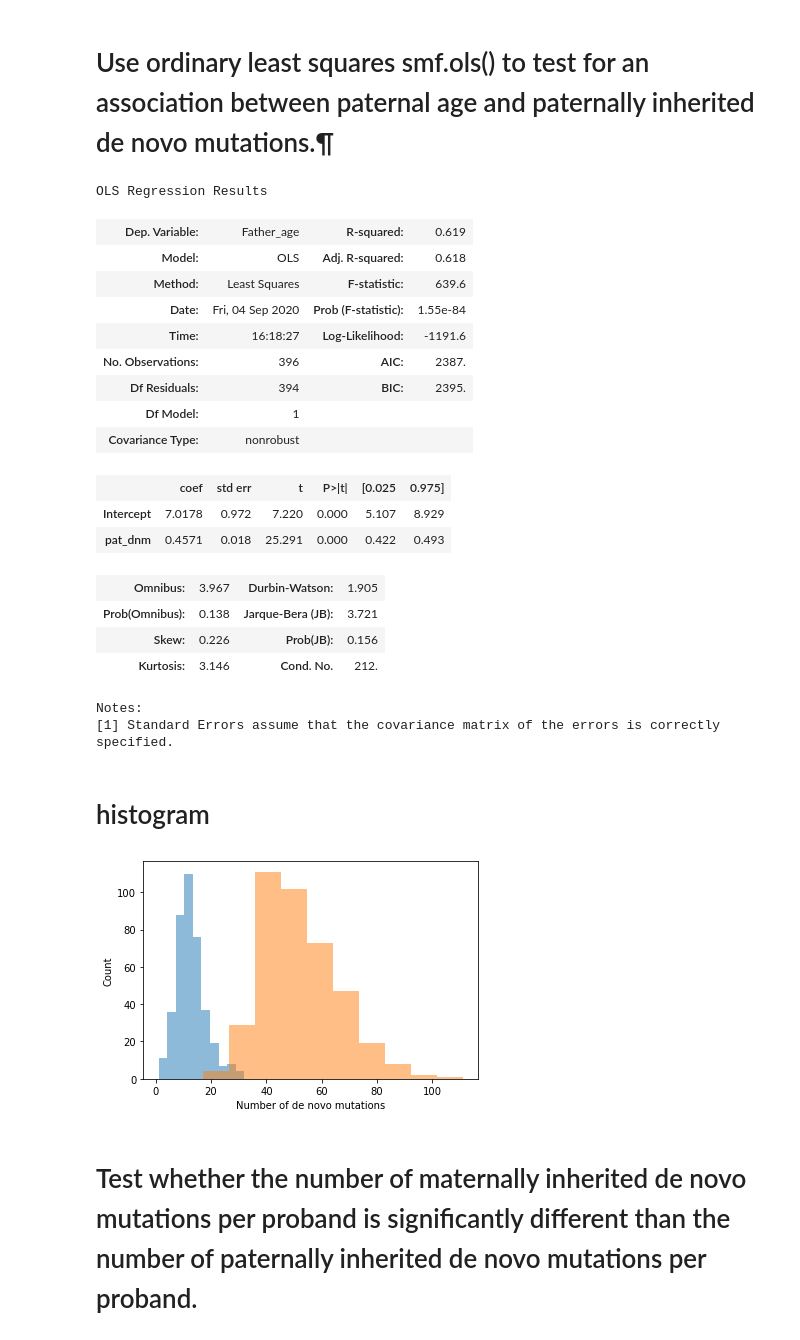
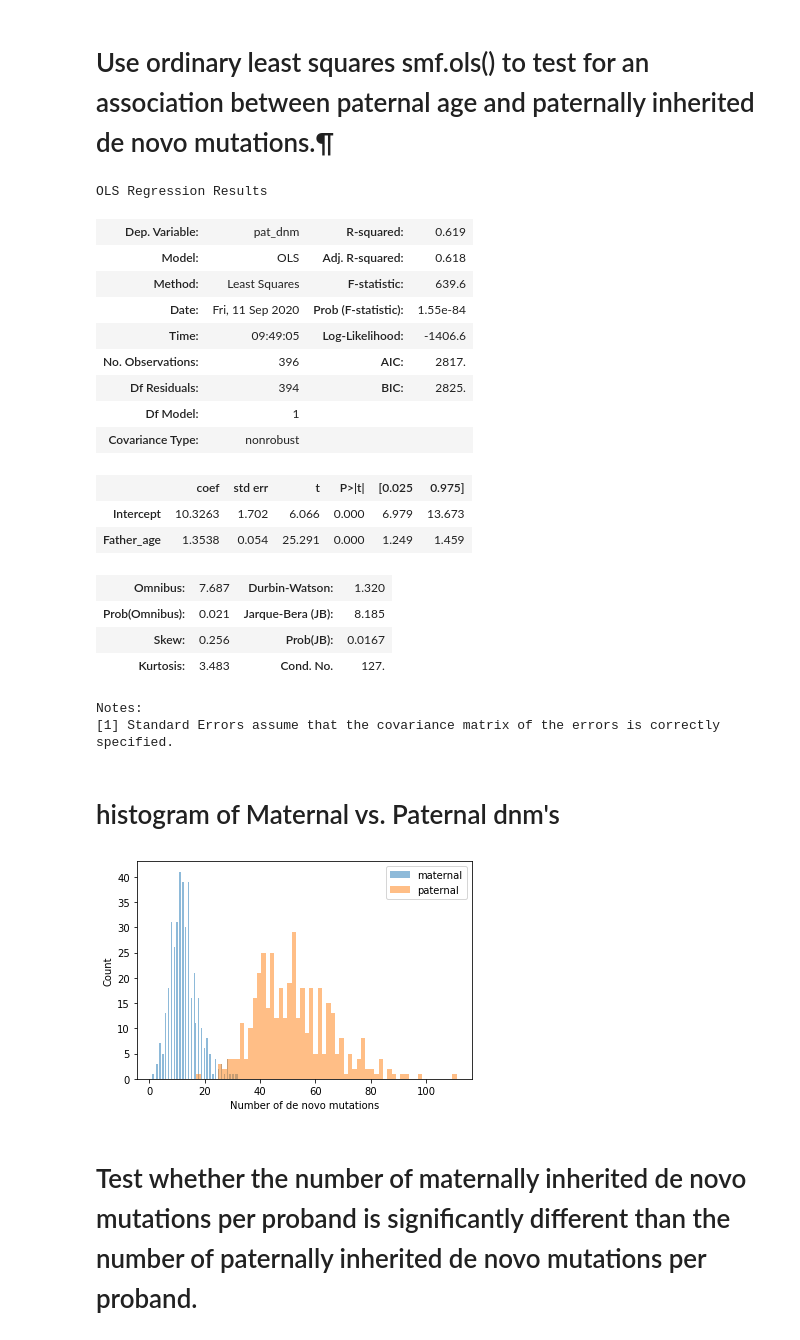
Before and after one commit to agold-15/qbb2020-answers, a Jupyter notebook: day5-lunch/day5-lunch.ipynb, the cells around one changed output. Cells and saved outputs as stored; diff of their text form; code cells hidden in the pictures.

```diff
--- a/day5-lunch/day5-lunch.ipynb
+++ b/day5-lunch/day5-lunch.ipynb
@@ -113,7 +122,7 @@ Notes:
 # Use ordinary least squares smf.ols() to test for an association between paternal age and paternally inherited de novo mutations.¶
 # %%
 #use ordinary least squares, code adapted from master notebook
-model=smf.ols(formula="Father_age ~ pat_dnm", data= final_merge)
+model=smf.ols(formula="pat_dnm-1 ~ Father_age", data= final_merge)
 results=model.fit()
 results.summary()
 
@@ -122,35 +131,36 @@ results.summary()
 #for every year in age, there is 0.45 more pat_dnm present
 # %% [output]
 OLS Regression Results
-| Dep. Variable: | Father_age | R-squared: | 0.619 |
+| Dep. Variable: | pat_dnm | R-squared: | 0.619 |
 | Model: | OLS | Adj. R-squared: | 0.618 |
 | Method: | Least Squares | F-statistic: | 639.6 |
-| Date: | Fri, 04 Sep 2020 | Prob (F-statistic): | 1.55e-84 |
-| Time: | 16:18:27 | Log-Likelihood: | -1191.6 |
-| No. Observations: | 396 | AIC: | 2387. |
-| Df Residuals: | 394 | BIC: | 2395. |
+| Date: | Fri, 11 Sep 2020 | Prob (F-statistic): | 1.55e-84 |
+| Time: | 09:49:05 | Log-Likelihood: | -1406.6 |
+| No. Observations: | 396 | AIC: | 2817. |
+| Df Residuals: | 394 | BIC: | 2825. |
 | Df Model: | 1 |  |  |
 | Covariance Type: | nonrobust |  |  |
 |  | coef | std err | t | P>|t| | [0.025 | 0.975] |
-| Intercept | 7.0178 | 0.972 | 7.220 | 0.000 | 5.107 | 8.929 |
-| pat_dnm | 0.4571 | 0.018 | 25.291 | 0.000 | 0.422 | 0.493 |
+| Intercept | 10.3263 | 1.702 | 6.066 | 0.000 | 6.979 | 13.673 |
+| Father_age | 1.3538 | 0.054 | 25.291 | 0.000 | 1.249 | 1.459 |
-| Omnibus: | 3.967 | Durbin-Watson: | 1.905 |
-| Prob(Omnibus): | 0.138 | Jarque-Bera (JB): | 3.721 |
-| Skew: | 0.226 | Prob(JB): | 0.156 |
-| Kurtosis: | 3.146 | Cond. No. | 212. |
+| Omnibus: | 7.687 | Durbin-Watson: | 1.320 |
+| Prob(Omnibus): | 0.021 | Jarque-Bera (JB): | 8.185 |
+| Skew: | 0.256 | Prob(JB): | 0.0167 |
+| Kurtosis: | 3.483 | Cond. No. | 127. |
 Notes:
 [1] Standard Errors assume that the covariance matrix of the errors is correctly specified.
-# %% [markdown]
-# histogram
+# %% [markdown]
+# histogram of Maternal vs. Paternal dnm's
 # %%
 #make histogram with number of mat_dnm and pat_dnm per proband
 fig, ax= plt.subplots()
-ax.hist(final_merge["mat_dnm"],bins=10,alpha=0.5, label= 'maternal')
-ax.hist(final_merge["pat_dnm"],bins=10,alpha=0.5, label= 'paternal')
+ax.hist(final_merge["mat_dnm"],bins=60,alpha=0.5, label= 'maternal')
+ax.hist(final_merge["pat_dnm"],bins=60,alpha=0.5, label= 'paternal')
 ax.set_xlabel('Number of de novo mutations')
 ax.set_ylabel('Count')
+plt.legend()
 plt.show()
 # %% [output]
-[figure, old version]
+[figure, new version]
 # %% [markdown]
 # Test whether the number of maternally inherited de novo mutations per proband is significantly different than the number of paternally inherited de novo mutations per proband.
```
Also changed, not shown: parts of 12 cells of this notebook.
